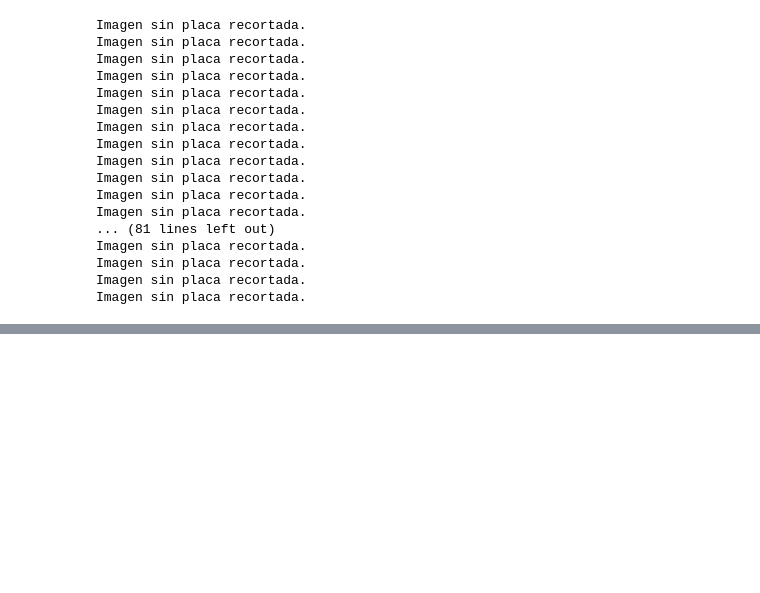
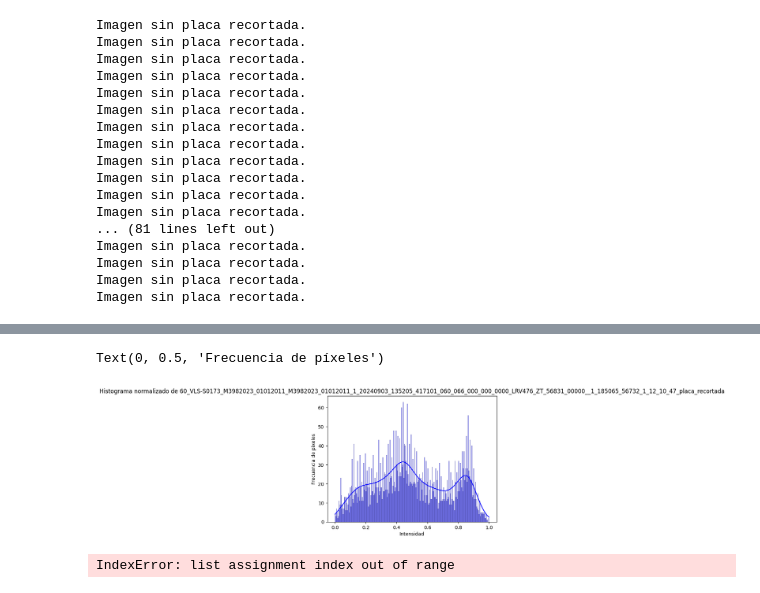
Before and after one commit to SofiAB-sen/analisis-foto-deteccion, a Jupyter notebook: analisis_placas.ipynb, the cells around one changed output, grey strips where cells are left out. Saved outputs shown, nothing was run; the diff lists cells and outputs as text; code cells hidden in the pictures; blank space fills up the shorter version.

```diff
--- a/analisis_placas.ipynb
+++ b/analisis_placas.ipynb
@@ -233,0 +294,12 @@ Imagen sin placa recortada.
+# %%
+
+imagen_normalizada = normalizacion(path_img, min_val=0, max_val=1)
+nombre_base = os.path.splitext(os.path.basename(path_img))[0]  # Obtener nombre base sin extensión
+plt.figure()
+sns.histplot(imagen_normalizada.ravel(), bins=256, kde=True, color='blue')
+plt.title(f'Histograma normalizado de {nombre_base}')
+plt.xlabel('Intensidad')
+plt.ylabel('Frecuencia de píxeles')
+# %% [output]
+Text(0, 0.5, 'Frecuencia de píxeles')
+[figure, added]
@@ -233,0 +311,7 @@ Imagen sin placa recortada.
+# %%
+buenas = []
+for i in indices_con_contenido[0:80]:
+    if data['Buena_lectura'][i]==True or (data['Buena_lectura'][i]==False and data['Confusion_letra_num'][i]==True):
+        buenas[i] = data.iloc[i]
+# %% [output]
+IndexError: list assignment index out of range
```
Also changed, not shown: parts of 6 cells of this notebook.
